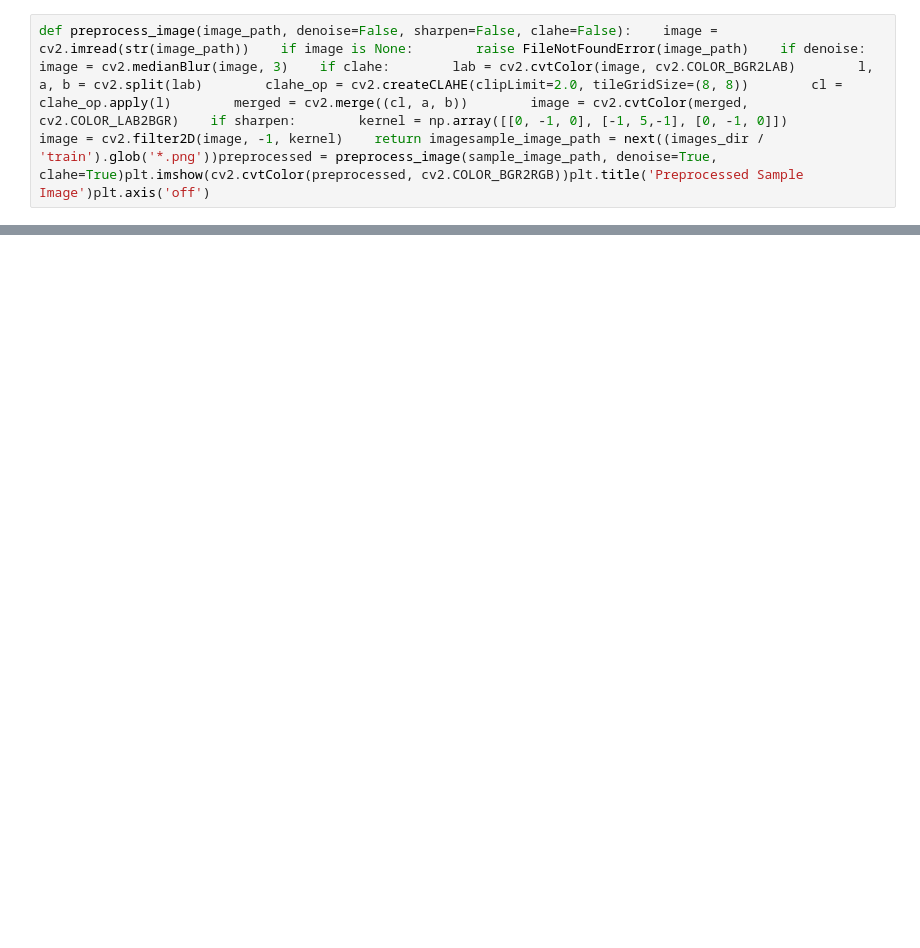
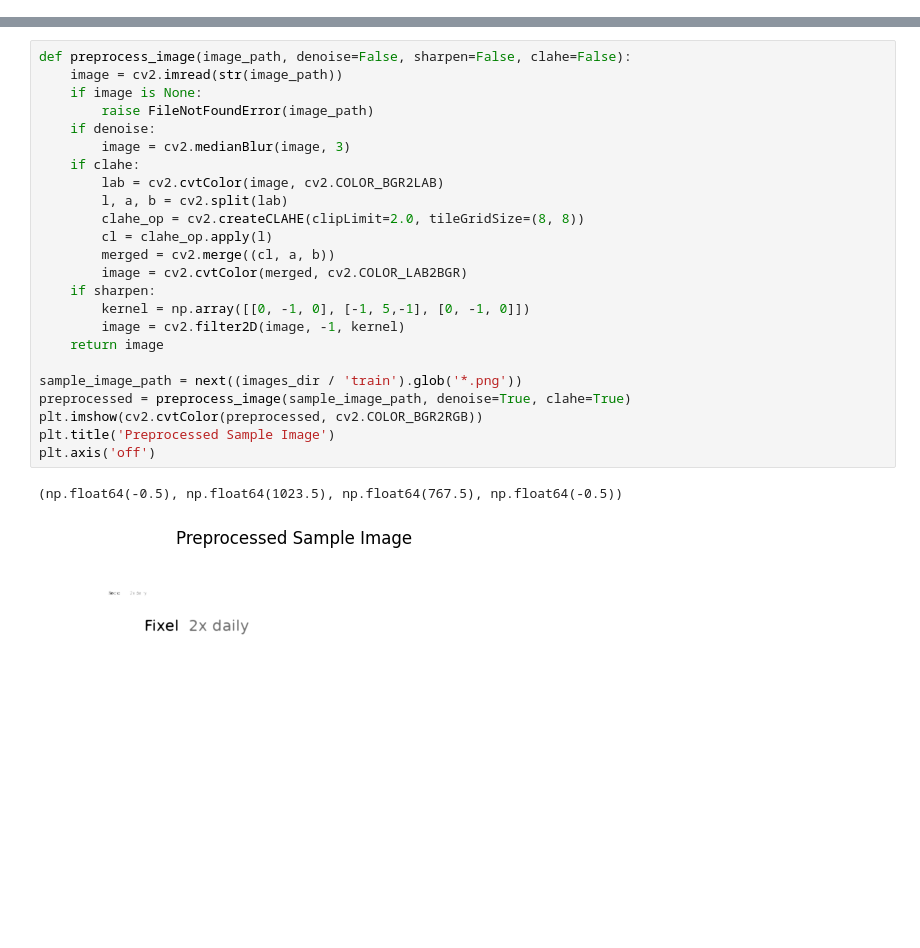
Before and after one commit to jatmukesh/major-project-3.0, a Jupyter notebook: notebooks/medicine_extraction_pipeline.ipynb, the cells around one changed output, grey strips where cells are left out. Drawn from its saved outputs; the diff is of its cells as text; blank space fills up the shorter version.

```diff
--- a/notebooks/medicine_extraction_pipeline.ipynb
+++ b/notebooks/medicine_extraction_pipeline.ipynb
@@ -23,2 +0,0 @@ dataset_yaml = data_dir / 'prescription_medicine.yaml'dataset_config = {    'pat
-# %%
-def preprocess_image(image_path, denoise=False, sharpen=False, clahe=False):    image = cv2.imread(str(image_path))    if image is None:        raise FileNotFoundError(image_path)    if denoise:        image = cv2.medianBlur(image, 3)    if clahe:        lab = cv2.cvtColor(image, cv2.COLOR_BGR2LAB)        l, a, b = cv2.split(lab)        clahe_op = cv2.createCLAHE(clipLimit=2.0, tileGridSize=(8, 8))        cl = clahe_op.apply(l)        merged = cv2.merge((cl, a, b))        image = cv2.cvtColor(merged, cv2.COLOR_LAB2BGR)    if sharpen:        kernel = np.array([[0, -1, 0], [-1, 5,-1], [0, -1, 0]])        image = cv2.filter2D(image, -1, kernel)    return imagesample_image_path = next((images_dir / 'train').glob('*.png'))preprocessed = preprocess_image(sample_image_path, denoise=True, clahe=True)plt.imshow(cv2.cvtColor(preprocessed, cv2.COLOR_BGR2RGB))plt.title('Preprocessed Sample Image')plt.axis('off')
@@ -90,0 +182,27 @@ if not final_df.empty:    sample_row = final_df.iloc[0]    fig, axes = plt.subpl
+# %%
+def preprocess_image(image_path, denoise=False, sharpen=False, clahe=False):
+    image = cv2.imread(str(image_path))
+    if image is None:
+        raise FileNotFoundError(image_path)
+    if denoise:
+        image = cv2.medianBlur(image, 3)
+    if clahe:
+        lab = cv2.cvtColor(image, cv2.COLOR_BGR2LAB)
+        l, a, b = cv2.split(lab)
+        clahe_op = cv2.createCLAHE(clipLimit=2.0, tileGridSize=(8, 8))
+        cl = clahe_op.apply(l)
+        merged = cv2.merge((cl, a, b))
+        image = cv2.cvtColor(merged, cv2.COLOR_LAB2BGR)
+    if sharpen:
+        kernel = np.array([[0, -1, 0], [-1, 5,-1], [0, -1, 0]])
+        image = cv2.filter2D(image, -1, kernel)
+    return image
+
+sample_image_path = next((images_dir / 'train').glob('*.png'))
+preprocessed = preprocess_image(sample_image_path, denoise=True, clahe=True)
+plt.imshow(cv2.cvtColor(preprocessed, cv2.COLOR_BGR2RGB))
+plt.title('Preprocessed Sample Image')
+plt.axis('off')
+# %% [output]
+(np.float64(-0.5), np.float64(1023.5), np.float64(767.5), np.float64(-0.5))
+[figure, added]
```
Also changed, not shown: parts of 88 cells of this notebook.
